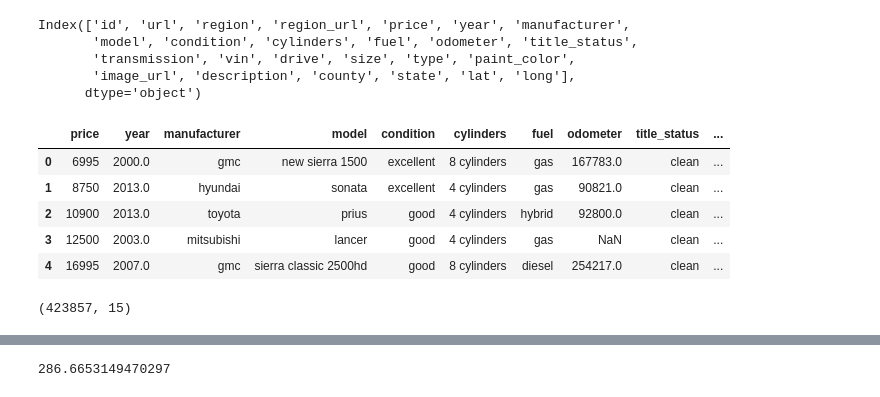
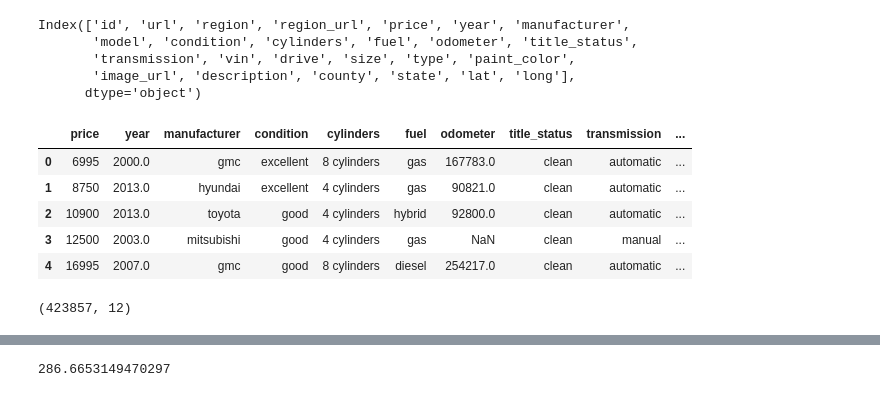
Before and after one commit to TemesgenGT/Springboard_5, a Jupyter notebook: CapStone_Two_Springboard.ipynb, the cells around one changed output, grey strips where cells are left out. Drawn from its saved outputs; the diff is of its cells as text; code cells hidden in the pictures.

```diff
--- a/CapStone_Two_Springboard.ipynb
+++ b/CapStone_Two_Springboard.ipynb
@@ -85,19 +88,20 @@ Index(['id', 'url', 'region', 'region_url', 'price', 'year', 'manufacturer',
        'image_url', 'description', 'county', 'state', 'lat', 'long'],
       dtype='object')
 # %%
-#The variable to be dropped
+# Sub grouping the variable to be dropped
 
-df1 = df1.drop(['id', 'url','region','region_url', 'vin','lat', 'long', 'image_url','description', 'county'], axis = 1)
+df1 = df1.drop(['id', 'url','region','region_url', 'vin','lat', 'long', 'image_url','description',
+                'model', 'drive','county', 'state'], axis = 1)
 df1.head()
 # %% [output]
-|  | price | year | manufacturer | model | condition | cylinders | fuel | odometer | title_status | ... |
-| 0 | 6995 | 2000.0 | gmc | new sierra 1500 | excellent | 8 cylinders | gas | 167783.0 | clean | ... |
-| 1 | 8750 | 2013.0 | hyundai | sonata | excellent | 4 cylinders | gas | 90821.0 | clean | ... |
-| 2 | 10900 | 2013.0 | toyota | prius | good | 4 cylinders | hybrid | 92800.0 | clean | ... |
-| 3 | 12500 | 2003.0 | mitsubishi | lancer | good | 4 cylinders | gas | NaN | clean | ... |
-| 4 | 16995 | 2007.0 | gmc | sierra classic 2500hd | good | 8 cylinders | diesel | 254217.0 | clean | ... |
+|  | price | year | manufacturer | condition | cylinders | fuel | odometer | title_status | transmission | ... |
+| 0 | 6995 | 2000.0 | gmc | excellent | 8 cylinders | gas | 167783.0 | clean | automatic | ... |
+| 1 | 8750 | 2013.0 | hyundai | excellent | 4 cylinders | gas | 90821.0 | clean | automatic | ... |
+| 2 | 10900 | 2013.0 | toyota | good | 4 cylinders | hybrid | 92800.0 | clean | automatic | ... |
+| 3 | 12500 | 2003.0 | mitsubishi | good | 4 cylinders | gas | NaN | clean | manual | ... |
+| 4 | 16995 | 2007.0 | gmc | good | 8 cylinders | diesel | 254217.0 | clean | automatic | ... |
 # %%
-#check the dimension
+#check the dimension - dimension reduced from 25 to 12 features using subset drop method
 df1.shape
 # %% [output]
-(423857, 15)
+(423857, 12)
```
Also changed, not shown: parts of 85 cells of this notebook.
